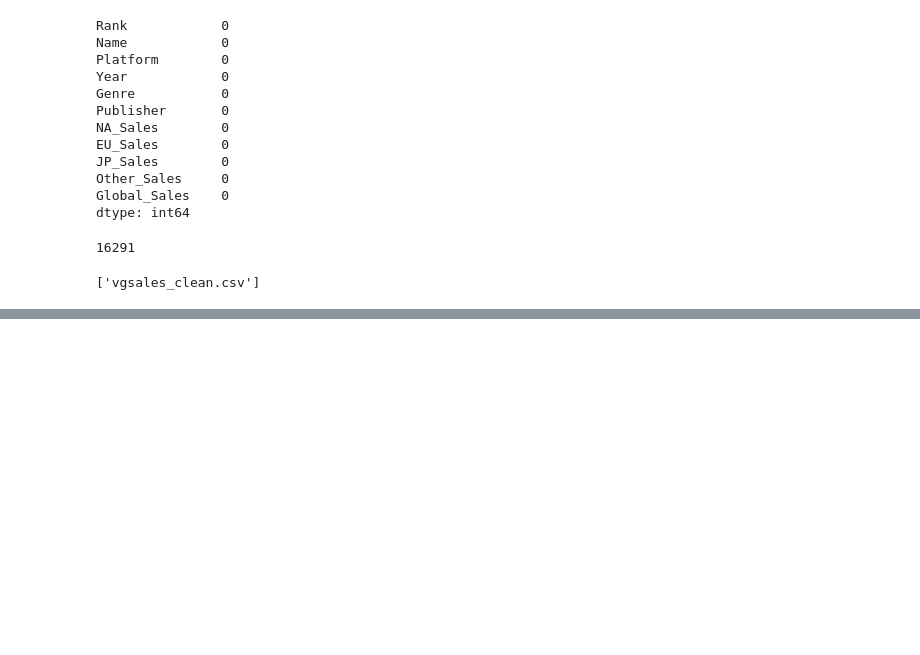
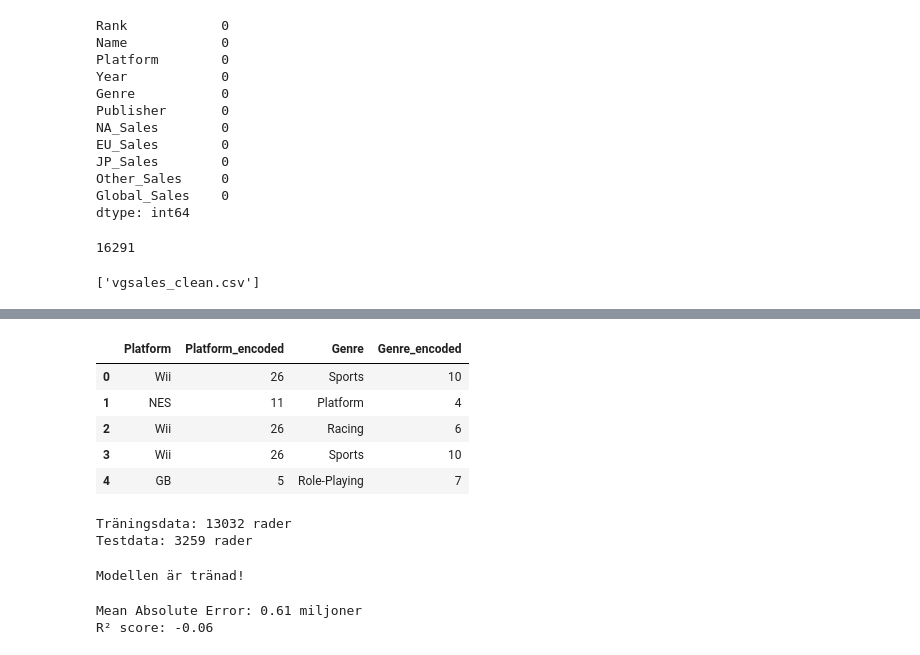
Before and after one commit to mannilowman/VideoGameSales-ML, a Jupyter notebook: notebooks/01.explore.ipynb, the cells around one changed output, grey strips where cells are left out. Saved outputs shown, nothing was run; the diff lists cells and outputs as text; code cells hidden in the pictures; blank space fills up the shorter version.

Commit message:
Träna och spara första ML-modellen (PoC)

```diff
--- a/notebooks/01.explore.ipynb
+++ b/notebooks/01.explore.ipynb
@@ -87,0 +110,19 @@ os.listdir('../data/processed')
+# %%
+from sklearn.preprocessing import LabelEncoder
+
+df_model = df_clean.copy()
+
+le_platform = LabelEncoder()
+le_genre = LabelEncoder()
+
+df_model['Platform_encoded'] = le_platform.fit_transform(df_model['Platform'])
+df_model['Genre_encoded'] = le_genre.fit_transform(df_model['Genre'])
+
+df_model[['Platform', 'Platform_encoded', 'Genre', 'Genre_encoded']].head()
+# %% [output]
+|  | Platform | Platform_encoded | Genre | Genre_encoded |
+| 0 | Wii | 26 | Sports | 10 |
+| 1 | NES | 11 | Platform | 4 |
+| 2 | Wii | 26 | Racing | 6 |
+| 3 | Wii | 26 | Sports | 10 |
+| 4 | GB | 5 | Role-Playing | 7 |
@@ -87,0 +132,32 @@ os.listdir('../data/processed')
+# %%
+from sklearn.model_selection import train_test_split
+
+X_train, X_test, y_train, y_test = train_test_split(X, y, test_size=0.2, random_state=42)
+
+print(f"Träningsdata: {len(X_train)} rader")
+print(f"Testdata: {len(X_test)} rader")
+# %% [output]
+Träningsdata: 13032 rader
+Testdata: 3259 rader
+# %%
+from sklearn.ensemble import RandomForestRegressor
+
+model = RandomForestRegressor(random_state=42)
+model.fit(X_train, y_train)
+
+print("Modellen är tränad!")
+# %% [output]
+Modellen är tränad!
+# %%
+from sklearn.metrics import mean_absolute_error, r2_score
+
+y_pred = model.predict(X_test)
+
+mae = mean_absolute_error(y_test, y_pred)
+r2 = r2_score(y_test, y_pred)
+
+print(f"Mean Absolute Error: {mae:.2f} miljoner")
+print(f"R² score: {r2:.2f}")
+# %% [output]
+Mean Absolute Error: 0.61 miljoner
+R² score: -0.06
```
Also changed, not shown: parts of 6 cells of this notebook, 4 other files.
